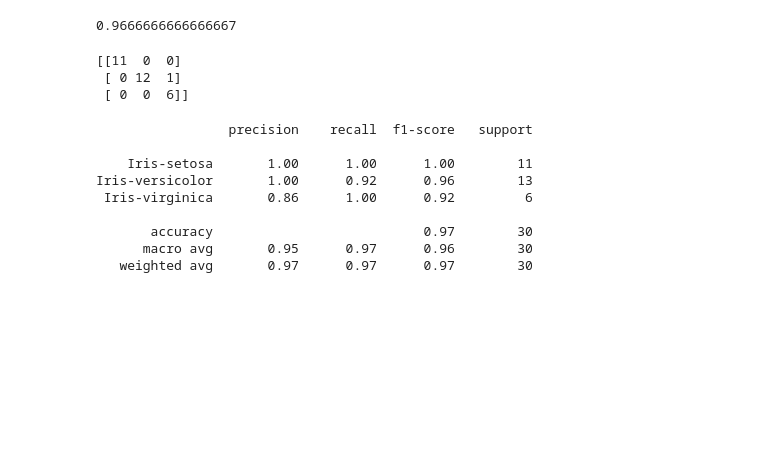
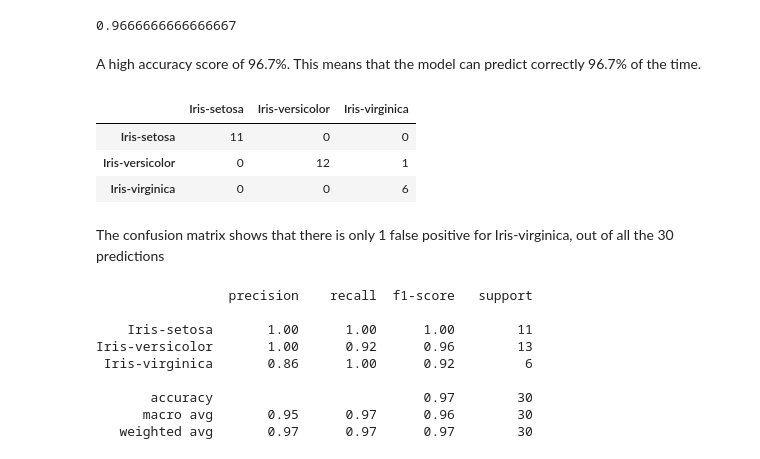
Before and after one commit to dl-lim/kaggle-1, a Jupyter notebook: iris-ml/iris-ml.ipynb, the cells around one changed output. Saved outputs shown, nothing was run; the diff lists cells and outputs as text; code cells hidden in the pictures; blank space fills up the shorter version.

```diff
--- a/iris-ml/iris-ml.ipynb
+++ b/iris-ml/iris-ml.ipynb
@@ -143,12 +145,21 @@ predictions = model.predict(X_test)
 print(accuracy_score(y_test, predictions))
 # %% [output]
 0.9666666666666667
-# %%
-print(confusion_matrix(y_test, predictions))
-# %% [output]
-[[11  0  0]
- [ 0 12  1]
- [ 0  0  6]]
+# %% [markdown]
+A high accuracy score of 96.7%. This means that the model can predict correctly 96.7% of the time.
+# %%
+labels = np.unique(y_test)
+
+cfm = confusion_matrix(y_test, predictions)
+
+pd.DataFrame(cfm, index=labels, columns=labels)
+# %% [output]
+|  | Iris-setosa | Iris-versicolor | Iris-virginica |
+| Iris-setosa | 11 | 0 | 0 |
+| Iris-versicolor | 0 | 12 | 1 |
+| Iris-virginica | 0 | 0 | 6 |
+# %% [markdown]
+The confusion matrix shows that there is only 1 false positive for Iris-virginica, out of all the 30 predictions
 # %%
 print(classification_report(y_test, predictions))
 # %% [output]
```
Also changed, not shown: parts of 12 cells of this notebook.
